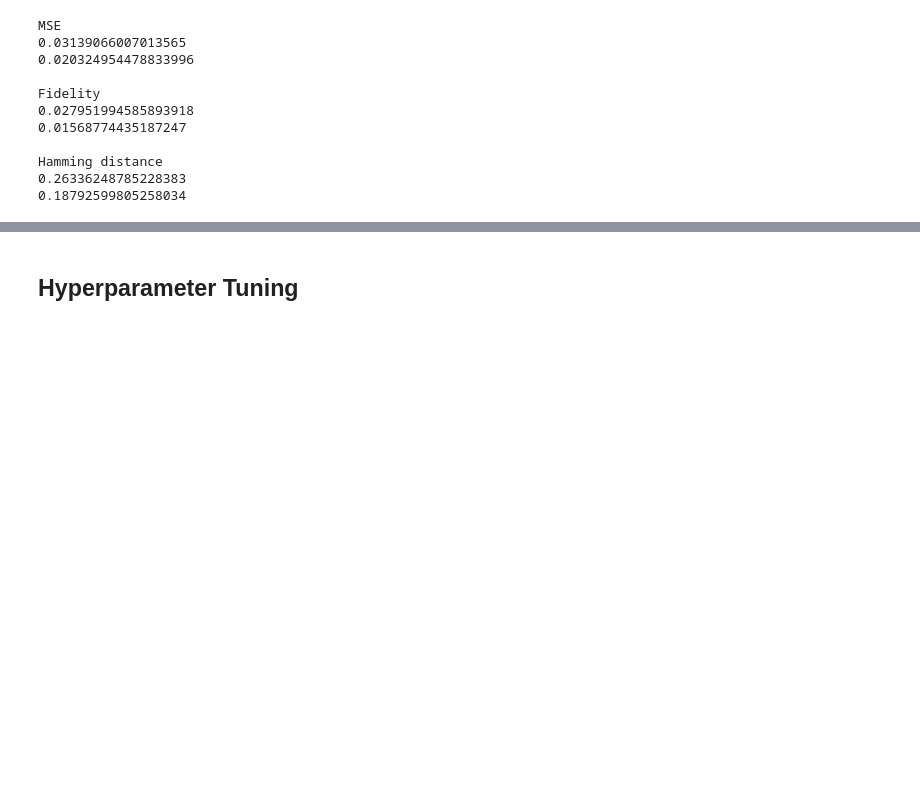
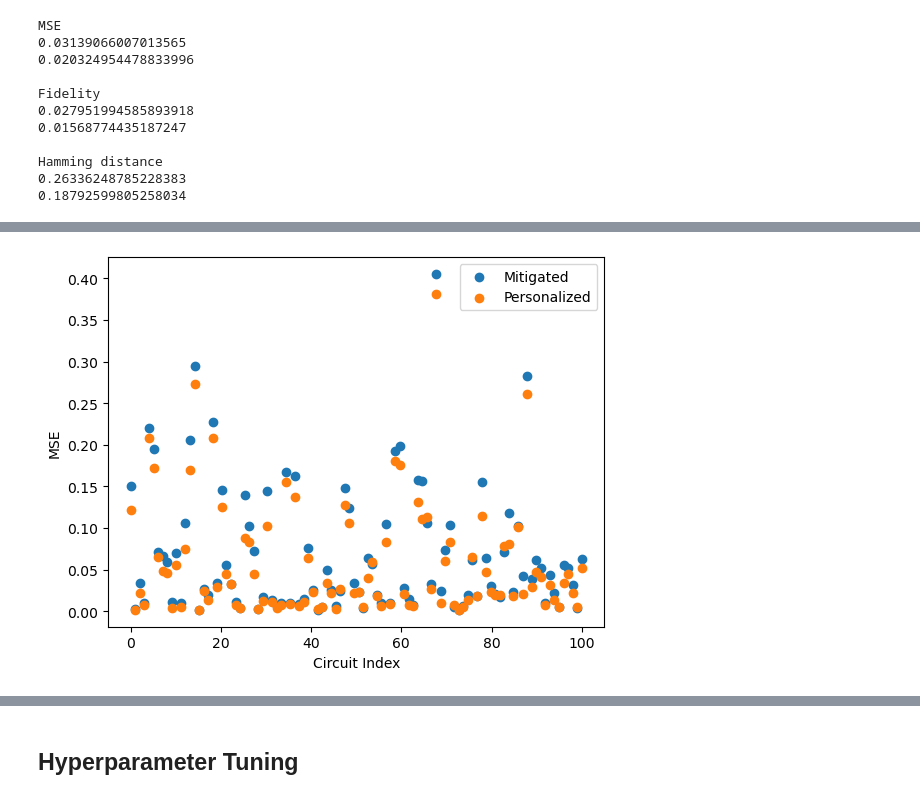
Before and after one commit to malee4/readout_mitigation, a Jupyter notebook: error_mitigation/readout_error.ipynb, the cells around one changed output, grey strips where cells are left out. Cells and saved outputs as stored; diff of their text form; code cells hidden in the pictures; blank space fills up the shorter version.

Commit message:
example circuit data

```diff
--- a/error_mitigation/readout_error.ipynb
+++ b/error_mitigation/readout_error.ipynb
@@ -708,3 +740,16 @@ plt.show()
+# %%
+# plot the mse
+mitigated = outcome['mitigated'][0]
+personalized = outcome['personalized'][0]
+
+plt.scatter(x, mitigated, label="Mitigated")
+plt.scatter(x, personalized, label='Personalized')
+plt.legend()
+plt.xlabel("Circuit Index")
+plt.ylabel("MSE")
+plt.show()
+# %% [output]
+[figure, added]
 # %%
 # plot the mse
 mitigated = outcome['mitigated'][1]
```
Also changed, not shown: parts of 10 cells of this notebook, 11 other files.
